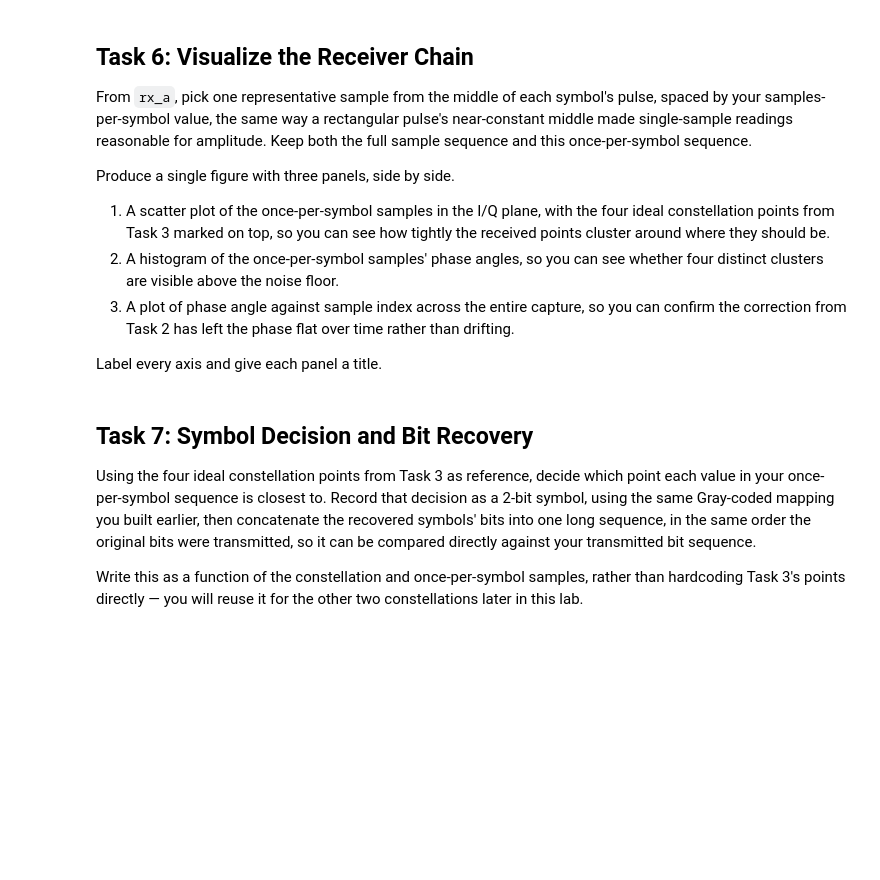
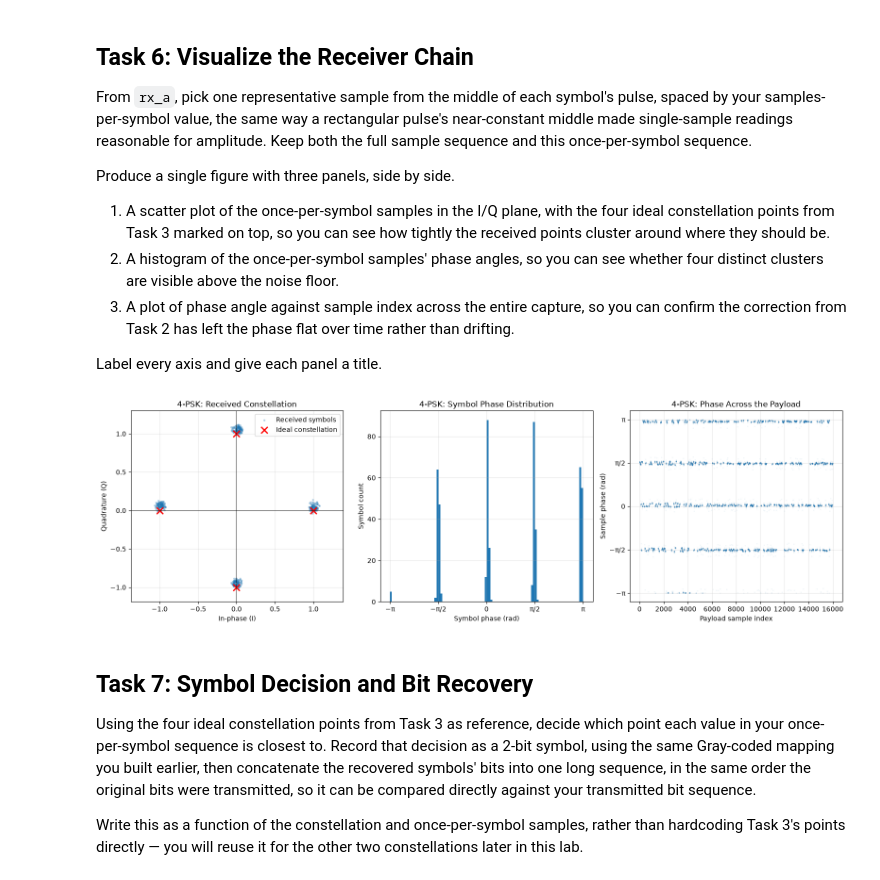
Before and after one commit to VamshiB-27/Digital-Communication-Lab-Projects, a Jupyter notebook: Balusu Vamshi - Lab_6_4PSK_4QAM.ipynb, the cells around one changed output. Saved outputs shown, nothing was run; the diff lists cells and outputs as text; code cells hidden in the pictures; blank space fills up the shorter version.

```diff
--- a/Balusu Vamshi - Lab_6_4PSK_4QAM.ipynb
+++ b/Balusu Vamshi - Lab_6_4PSK_4QAM.ipynb
@@ -37,7 +37,7 @@ import adi
 import time
 
 fs = int(1.0e6)
-fc = int(3100e6)
+fc = int(2793e6)
 tx_scale = 2**14
 
 tx_sdr = adi.Pluto("ip:192.168.2.1")
@@ -298,56 +636,77 @@ Produce a single figure with three panels, side by side.
 
 Label every axis and give each panel a title.
 # %%
-rx_center_a = rx_a[sps // 2::sps]   # TODO: one sample from the middle of every symbol's pulse in
-                                    #       rx_a, sps samples apart
-rx_phase_a = np.angle(rx_center_a)   # TODO: phase angle (radians) of every value in rx_center_a
+# One sample from the middle of each aligned symbol.
+rx_center_a = rx_a[sps // 2::sps]
+rx_phase_a = np.angle(rx_center_a)
 
 plt.figure(figsize=(16, 5))
 
 plt.subplot(1, 3, 1)
 plt.scatter(
     rx_center_a.real,
     rx_center_a.imag,
     s=5,
-    alpha=0.4,
-    label="Received samples"
+    alpha=0.25,
+    label="Received symbols"
 )
 plt.scatter(
     PSK4_A_POINTS.real,
     PSK4_A_POINTS.imag,
+    color="red",
     marker="x",
     s=100,
     linewidths=2,
     label="Ideal constellation"
 )
-plt.xlabel("In-Phase (Real)")
-plt.ylabel("Quadrature (Imaginary)")
-plt.title("4-PSK Constellation")
-plt.grid()
+plt.axhline(0, color="black", linewidth=0.6)
+plt.axvline(0, color="black", linewidth=0.6)
+plt.xlabel("In-phase (I)")
+plt.ylabel("Quadrature (Q)")
+plt.title("4-PSK: Received Constellation")
 plt.axis("equal")
-plt.legend()   # TODO: scatter of rx_center_a in the I/Q plane, with PSK4_A_POINTS marked on top,
-               #       title, axis labels, grid
+plt.grid(alpha=0.3)
+plt.legend()
 
 plt.subplot(1, 3, 2)
-plt.hist(rx_phase_a, bins=60)
-plt.xlabel("Phase (radians)")
-plt.ylabel("Count")
-plt.title("Received Symbol Phase")
-plt.grid()   # TODO: histogram of rx_phase_a, title, axis labels, grid
+plt.hist(
+    rx_phase_a,
+    bins=100,
+    range=(-np.pi, np.pi),
+    edgecolor="none"
+)
+plt.xticks(
+    [-np.pi, -np.pi / 2, 0, np.pi / 2, np.pi],
+    ["−π", "−π/2", "0", "π/2", "π"]
+)
+plt.xlabel("Symbol phase (rad)")
+plt.ylabel("Symbol count")
+plt.title("4-PSK: Symbol Phase Distribution")
+plt.grid(alpha=0.3)
 
 plt.subplot(1, 3, 3)
 plt.plot(
-    np.arange(len(rx_a)),
-    np.angle(rx_a)
+    np.arange(rx_a.size),
+    np.angle(rx_a),
+    linestyle="none",
+    marker=".",
+    markersize=0.5,
+    alpha=0.2,
+    rasterized=True
 )
-plt.xlabel("Sample Index")
-plt.ylabel("Phase (radians)")
-plt.title("Received Phase vs Sample Index")
-plt.grid()   # TODO: phase angle of every sample in rx_a plotted against sample index, title,
-             #       axis labels, grid
+plt.yticks(
+    [-np.pi, -np.pi / 2, 0, np.pi / 2, np.pi],
+    ["−π", "−π/2", "0", "π/2", "π"]
+)
+plt.xlabel("Payload sample index")
+plt.ylabel("Sample phase (rad)")
+plt.title("4-PSK: Phase Across the Payload")
+plt.grid(alpha=0.3)
 
 plt.tight_layout()
 plt.show()
+# %% [output]
+[figure, added]
 # %% [markdown]
 ## Task 7: Symbol Decision and Bit Recovery
 
```
Also changed, not shown: parts of 19 cells of this notebook.
